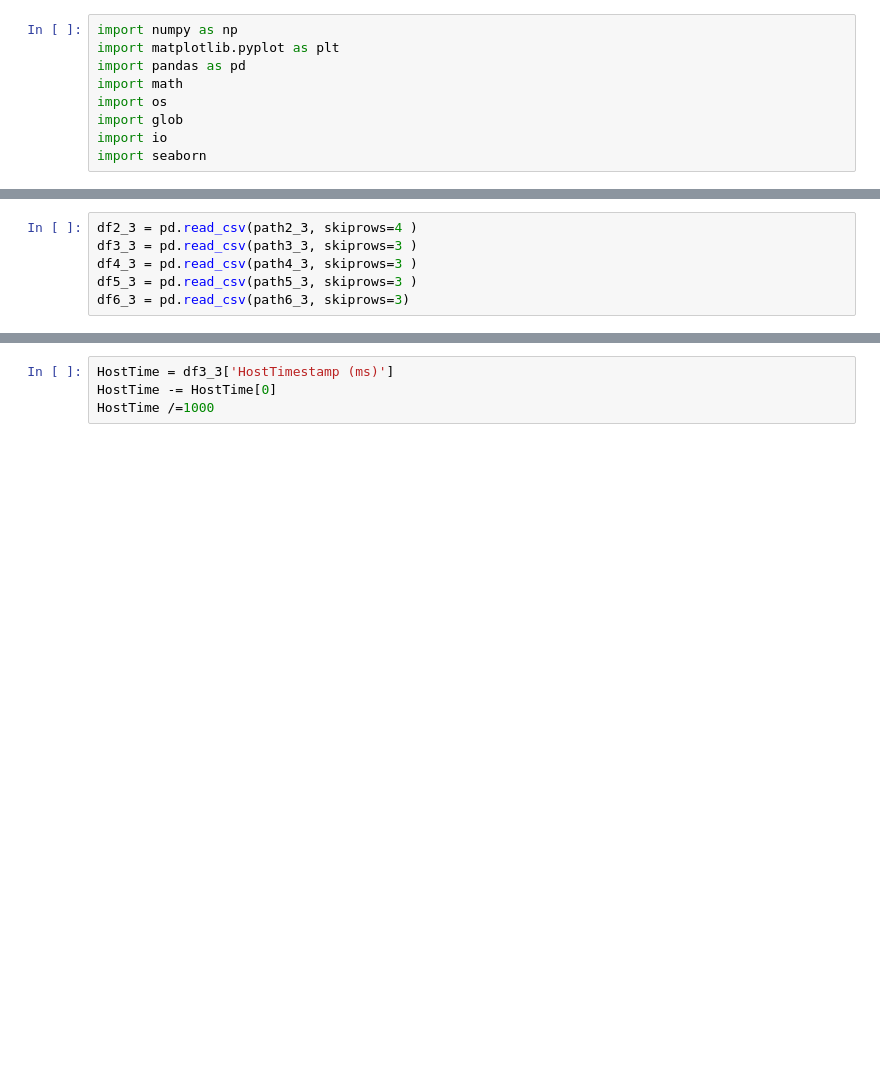
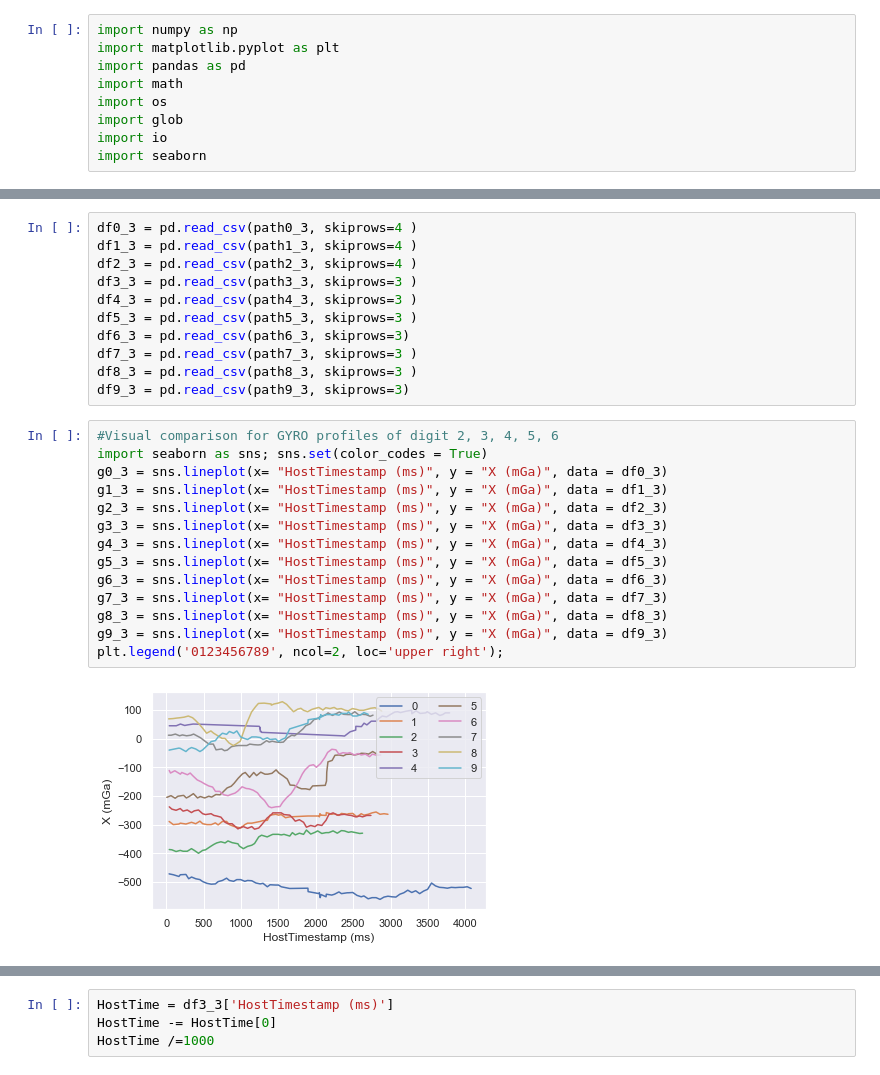
Before and after one commit to Phileisner/Handwriting-Recognition, a Jupyter notebook: Data visualization/Magnetometer data comparison.ipynb, the cells around one changed output, grey strips where cells are left out. Saved outputs shown, nothing was run; the diff lists cells and outputs as text; blank space fills up the shorter version.

```diff
--- a/Data visualization/Magnetometer data comparison.ipynb
+++ b/Data visualization/Magnetometer data comparison.ipynb
@@ -18,6 +23,27 @@ path6_3="/Users/nhannguyen/Downloads/Wearble Project/Organized Data/digit 6/Digi
 # %%
+df0_3 = pd.read_csv(path0_3, skiprows=4 )
+df1_3 = pd.read_csv(path1_3, skiprows=4 )
 df2_3 = pd.read_csv(path2_3, skiprows=4 )
 df3_3 = pd.read_csv(path3_3, skiprows=3 )
 df4_3 = pd.read_csv(path4_3, skiprows=3 )
 df5_3 = pd.read_csv(path5_3, skiprows=3 )
 df6_3 = pd.read_csv(path6_3, skiprows=3)
+df7_3 = pd.read_csv(path7_3, skiprows=3 )
+df8_3 = pd.read_csv(path8_3, skiprows=3 )
+df9_3 = pd.read_csv(path9_3, skiprows=3)
+# %%
+#Visual comparison for GYRO profiles of digit 2, 3, 4, 5, 6
+import seaborn as sns; sns.set(color_codes = True)
+g0_3 = sns.lineplot(x= "HostTimestamp (ms)", y = "X (mGa)", data = df0_3)
+g1_3 = sns.lineplot(x= "HostTimestamp (ms)", y = "X (mGa)", data = df1_3)
+g2_3 = sns.lineplot(x= "HostTimestamp (ms)", y = "X (mGa)", data = df2_3)
+g3_3 = sns.lineplot(x= "HostTimestamp (ms)", y = "X (mGa)", data = df3_3)
+g4_3 = sns.lineplot(x= "HostTimestamp (ms)", y = "X (mGa)", data = df4_3)
+g5_3 = sns.lineplot(x= "HostTimestamp (ms)", y = "X (mGa)", data = df5_3)
+g6_3 = sns.lineplot(x= "HostTimestamp (ms)", y = "X (mGa)", data = df6_3)
+g7_3 = sns.lineplot(x= "HostTimestamp (ms)", y = "X (mGa)", data = df7_3)
+g8_3 = sns.lineplot(x= "HostTimestamp (ms)", y = "X (mGa)", data = df8_3)
+g9_3 = sns.lineplot(x= "HostTimestamp (ms)", y = "X (mGa)", data = df9_3)
+plt.legend('0123456789', ncol=2, loc='upper right');
+# %% [output]
+[figure, added]
```
Also changed, not shown: parts of 6 cells of this notebook, 4 other files.
